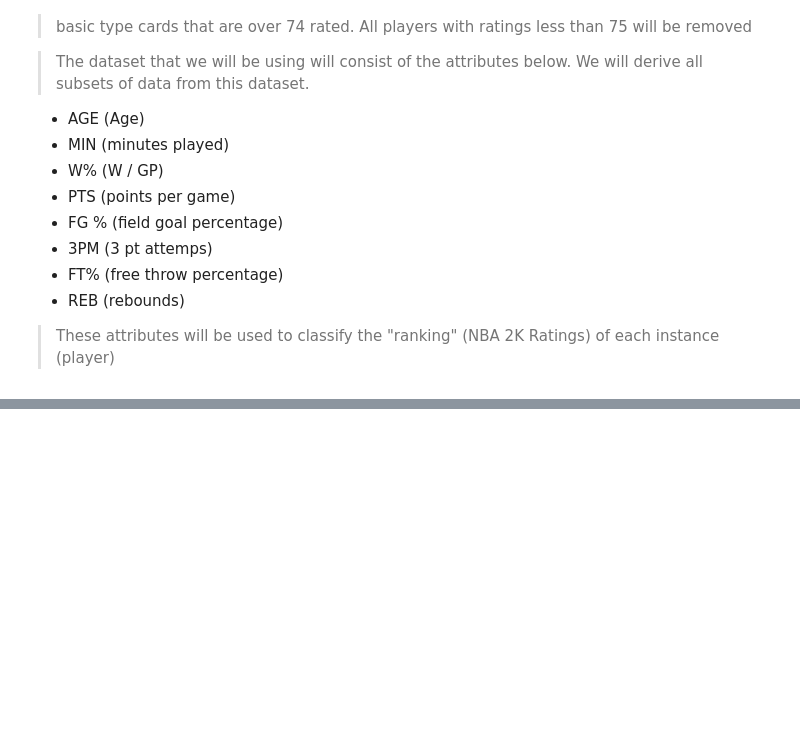
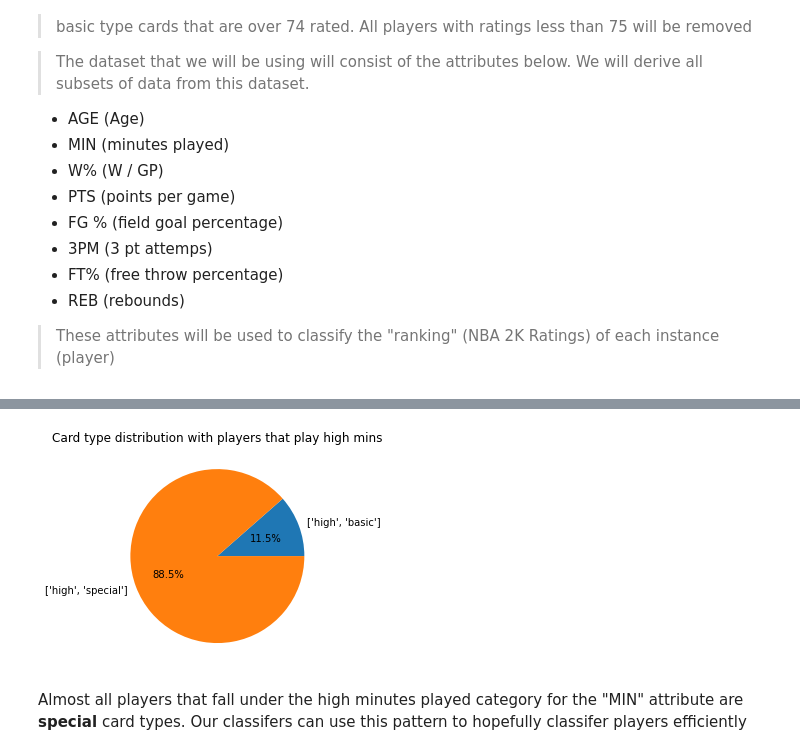
Before and after one commit to milolibby/CPSC322-Final-Project, a Jupyter notebook: nba_rating.ipynb, the cells around one changed output, grey strips where cells are left out. Drawn from its saved outputs; the diff is of its cells as text; code cells hidden in the pictures; blank space fills up the shorter version.

```diff
--- a/nba_rating.ipynb
+++ b/nba_rating.ipynb
@@ -137,0 +169,11 @@ Simple Dataset: (AGE, WINS, LOSSES, MINS, PTS)
+# %%
+importlib.reload(Plot_Utils)
+mins_with_label = [[mins[i]] + [ratings[i]] for i in range(len(mins))]
+high_mins_only = [row for row in mins_with_label if row[0] == "high"]
+
+values, cts = myutils.get_frequencies(high_mins_only)
+Plot_Utils.create_pie_chart(cts, values, "Card type distribution with players that play high mins")
+# %% [output]
+[figure, added]
+# %% [markdown]
+Almost all players that fall under the high minutes played category for the "MIN" attribute are **special** card types. Our classifers can use this pattern to hopefully classifer players efficiently
```
Also changed, not shown: parts of 18 cells of this notebook, 2 other files.
